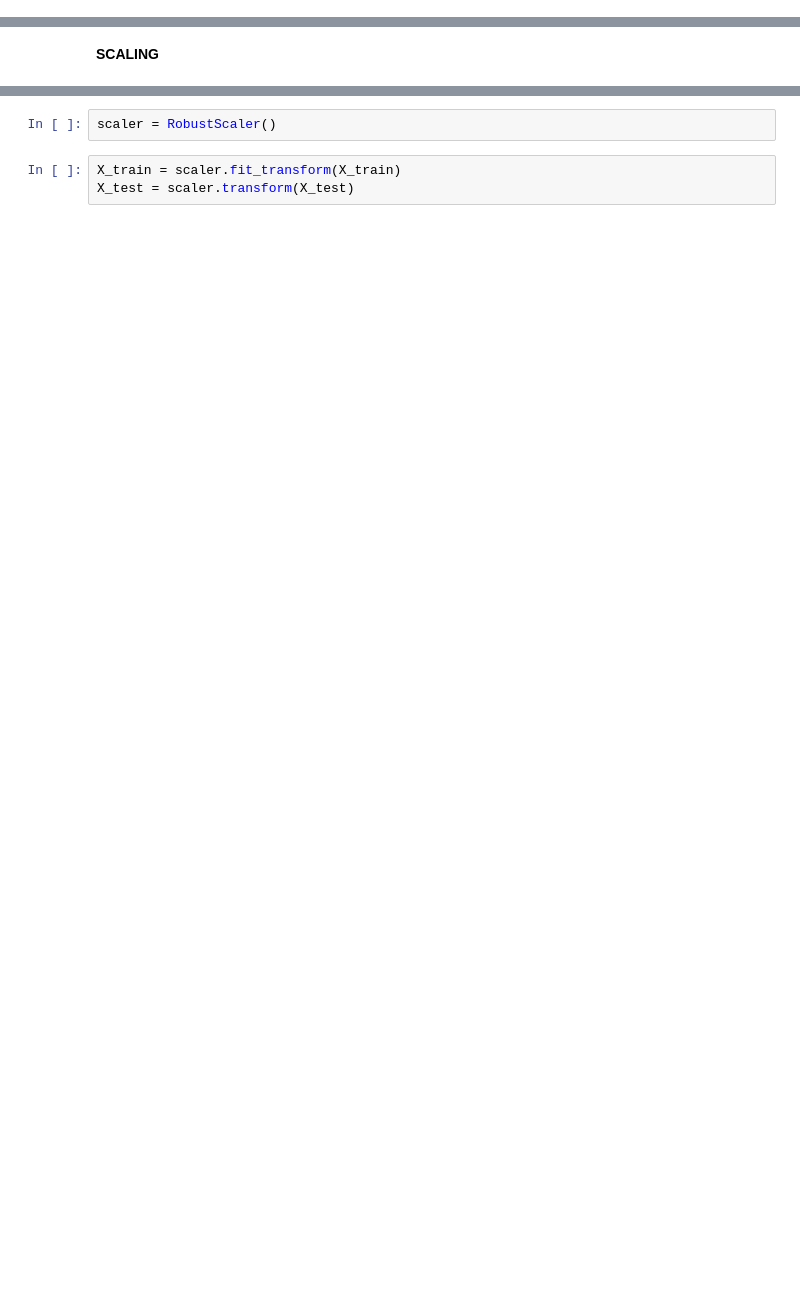
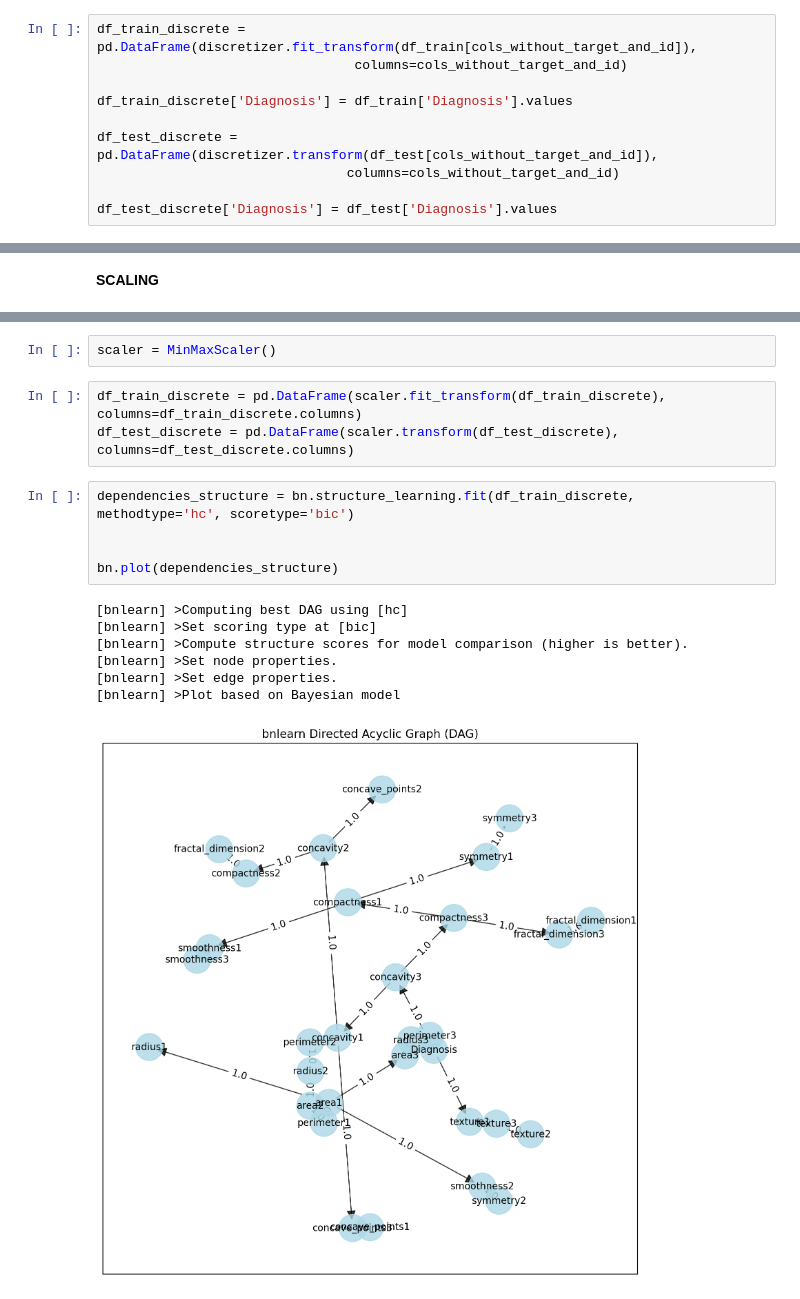
Before and after one commit to Ghostdevc/Classifier-Clustering-Benchmarks, a Jupyter notebook: classifier_clustering_compare.ipynb, the cells around one changed output, grey strips where cells are left out. Cells and saved outputs as stored; diff of their text form; blank space fills up the shorter version.

```diff
--- a/classifier_clustering_compare.ipynb
+++ b/classifier_clustering_compare.ipynb
@@ -70,0 +159,10 @@ X_train, X_test, y_train, y_test = train_test_split(X, y, test_size=0.30, random
+# %%
+df_train_discrete = pd.DataFrame(discretizer.fit_transform(df_train[cols_without_target_and_id]),
+                                 columns=cols_without_target_and_id)
+
+df_train_discrete['Diagnosis'] = df_train['Diagnosis'].values
+
+df_test_discrete = pd.DataFrame(discretizer.transform(df_test[cols_without_target_and_id]),
+                                columns=cols_without_target_and_id)
+
+df_test_discrete['Diagnosis'] = df_test['Diagnosis'].values
@@ -75,5 +193,18 @@ from sklearn.preprocessing import RobustScaler
 # %%
-scaler = RobustScaler()
+scaler = MinMaxScaler()
-# %%
-X_train = scaler.fit_transform(X_train)
-X_test = scaler.transform(X_test)
+# %%
+df_train_discrete = pd.DataFrame(scaler.fit_transform(df_train_discrete), columns=df_train_discrete.columns)
+df_test_discrete = pd.DataFrame(scaler.transform(df_test_discrete), columns=df_test_discrete.columns)
+# %%
+dependencies_structure = bn.structure_learning.fit(df_train_discrete, methodtype='hc', scoretype='bic')
+
+
+bn.plot(dependencies_structure)
+# %% [output]
+[bnlearn] >Computing best DAG using [hc]
+[bnlearn] >Set scoring type at [bic]
+[bnlearn] >Compute structure scores for model comparison (higher is better).
+[bnlearn] >Set node properties.
+[bnlearn] >Set edge properties.
+[bnlearn] >Plot based on Bayesian model
+[figure, added]
```
Also changed, not shown: parts of 52 cells of this notebook, 1 other file.
